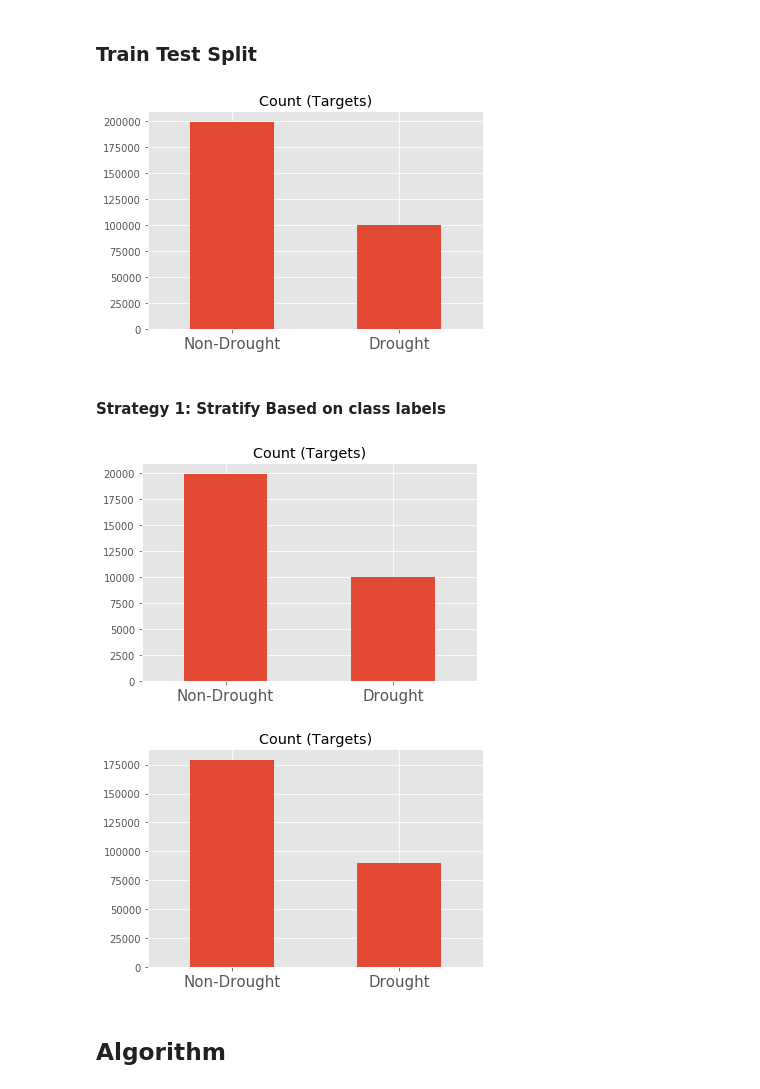
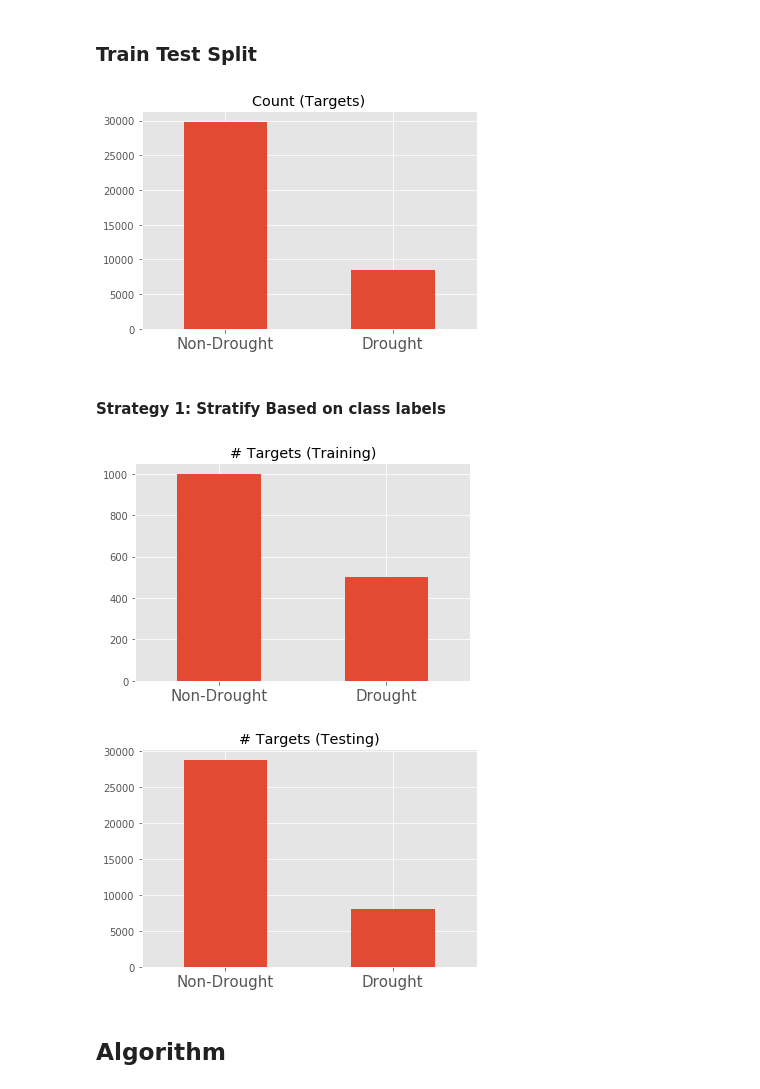
Before and after one commit to IPL-UV/sakame, a Jupyter notebook: notebooks/classification/esdc_app/1.0_walkthrough.ipynb, the cells around one changed output. Drawn from its saved outputs; the diff is of its cells as text; code cells hidden in the pictures.

```diff
--- a/notebooks/classification/esdc_app/1.0_walkthrough.ipynb
+++ b/notebooks/classification/esdc_app/1.0_walkthrough.ipynb
@@ -41,0 +119,2 @@ cube_russia = load_esdc()
+# %%
+datacube = extract_region(datacube, 'eastern_europe')
@@ -41,0 +155,4 @@ cube_russia = load_esdc()
+# %%
+# datacube_sub.coords['drought'] = rasterize(new_gdf['geometry'], datacube_sub)
+datacube = add_drought_mask(datacube)
+datacube
@@ -100,0 +205,4 @@ df_russia = extract_df(cube_russia_summer)
+# %%
+df_cube = datacube.to_dataframe()
+df_cube['drought'] = df_cube['drought'].fillna(0.0)
+df_cube = df_cube.dropna()
@@ -102,8 +220,8 @@ df_russia = extract_df(cube_russia_summer)
 ### Train Test Split
 # %%
 fig, ax = plt.subplots()
-df_russia.drought.value_counts().plot(ax=ax, kind='bar', title='Count (Targets)')
+df_cube.drought.value_counts().plot(ax=ax, kind='bar', title='Count (Targets)')
 ax.set_xticklabels(['Non-Drought', 'Drought'], rotation='horizontal', fontsize=15)
 plt.show()
 # %% [output]
-[figure, old version]
+[figure, new version]
@@ -116,17 +230,35 @@ train, test = train_test_split(df_russia, train_size=0.1, random_state=123, stra
+# %%
+drought_train, drought_test = train_test_split(
+    df_cube[df_cube['drought']==1.0],
+    train_size=500,
+#     test_size=5_000,
+    random_state=123,
+#     stratify=df_cube[['drought']]
+)
+
+ndrought_train, ndrought_test = train_test_split(
+    df_cube[df_cube['drought']==0.0],
+    train_size=1_000,
+#     test_size=5_000,
+    random_state=123,
+#     stratify=df_cube[['drought']]
+)
+
+train = pd.concat([drought_train, ndrought_train], axis=0)
+test = pd.concat([drought_test, ndrought_test], axis=0)
 # %%
 fig, ax = plt.subplots()
-train.drought.value_counts().plot(ax=ax, kind='bar', title='Count (Targets)')
+train.drought.value_counts().plot(ax=ax, kind='bar', title='# Targets (Training)')
 ax.set_xticklabels(['Non-Drought', 'Drought'], rotation='horizontal', fontsize=15)
 plt.show()
+
+fig, ax = plt.subplots()
+test.drought.value_counts().plot(ax=ax, kind='bar', title='# Targets (Testing)')
+ax.set_xticklabels(['Non-Drought', 'Drought'], rotation='horizontal', fontsize=15)
+plt.show()
 # %% [output]
-[figure, old version]
+[figure, new version]
+[figure, added]
-# %%
-fig, ax = plt.subplots()
-test.drought.value_counts().plot(ax=ax, kind='bar', title='Count (Targets)')
-ax.set_xticklabels(['Non-Drought', 'Drought'], rotation='horizontal', fontsize=15)
-plt.show()
-# %% [output]
-[figure, removed]
 # %%
 meta_vars = ['lat', 'lon', 'time']
 input_vars = ['gross_primary_productivity', 'root_moisture']
```
Also changed, not shown: parts of 47 cells of this notebook.
